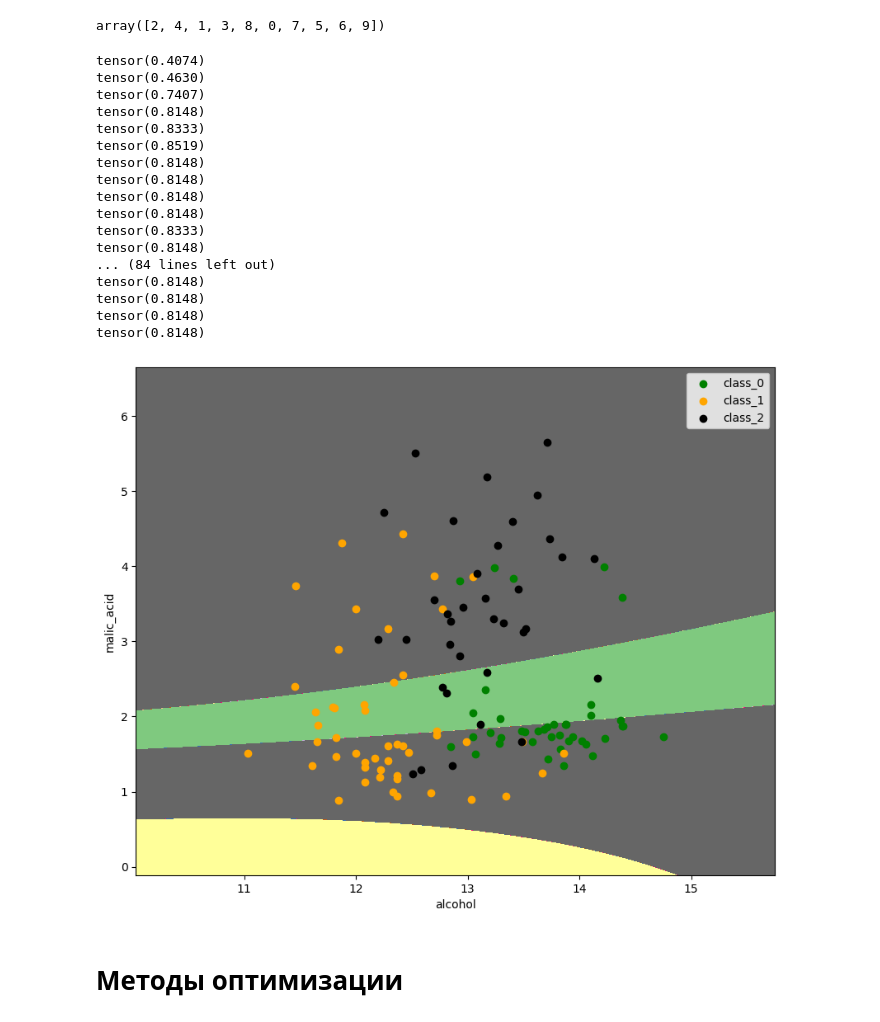
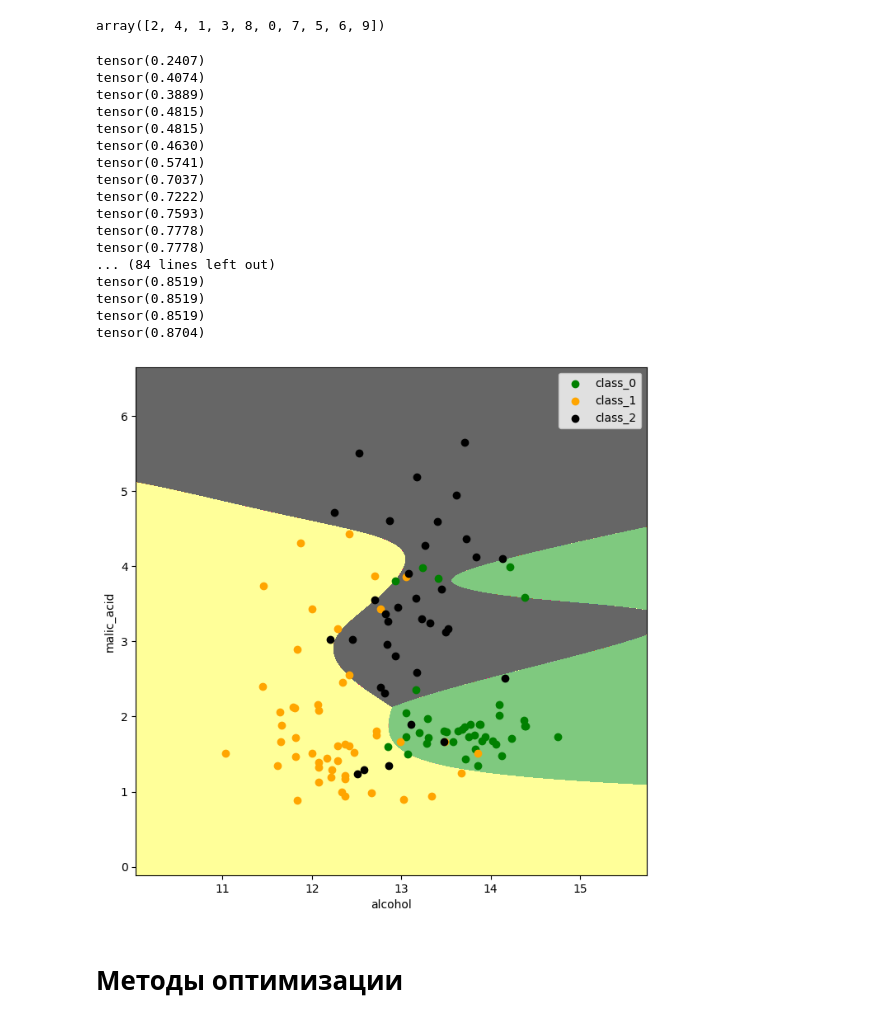
Before and after one commit to ShedovaNastya/BVT2203_project_workshop, a Jupyter notebook: notebooks_neural_networks.ipynb, the cells around one changed output. Cells and saved outputs as stored; diff of their text form; code cells hidden in the pictures.

```diff
--- a/notebooks_neural_networks.ipynb
+++ b/notebooks_neural_networks.ipynb
@@ -1048,16 +1048,20 @@ class WineNet(torch.nn.Module):
     super(WineNet, self).__init__()
     self.fc1 = torch.nn.Linear(2, n_hidden_neurons)#на входе две колонки
     self.act1 = torch.nn.Sigmoid()#можно что угодно
-    self.fc2 = torch.nn.Linear(n_hidden_neurons, n_hidden_neurons)
-    self.act2 = torch.nn.Sigmoid()
+    # self.fc2 = torch.nn.Linear(n_hidden_neurons, n_hidden_neurons)
+    # self.act2 = torch.nn.Sigmoid()
+    # self.fc4 = torch.nn.Linear(n_hidden_neurons, n_hidden_neurons)
+    # self.act4 = torch.nn.Sigmoid()
     self.fc3 = torch.nn.Linear(n_hidden_neurons,3)#выдает 3 нейрона(отвеают за свои классы)
     self.sm3 = torch.nn.Softmax(dim=1)#к каждой строке применяем
 
   def forward(self, x):
     x = self.fc1(x)
     x = self.act1(x)
-    x = self.fc2(x)
-    x = self.act2(x)
+    # x = self.fc2(x)
+    # x = self.act2(x)
+    # x = self.fc4(x)
+    # x = self.act4(x)
     x = self.fc3(x)
     return x
     #экспаненты и логарифмы взаимоуничтожаются, поэтому можем вычислить кросс энтропию, не считая софтмакс
@@ -1067,11 +1071,11 @@ class WineNet(torch.nn.Module):
     x = self.sm(x)
     return x
 
-wine_net = WineNet(20)
+wine_net = WineNet(15)
 # %%
 loss = torch.nn.CrossEntropyLoss()#использует не выходы после софтмакса, а выходы нейронной сети еще до прохода в софтмакс
 
-optimizer = torch.optim.Adam(wine_net.parameters(), lr=0.002)#0.001 -  cтандартное значение
+optimizer = torch.optim.Adam(wine_net.parameters(), lr=0.001)#0.001 -  cтандартное значение
 # %%
 np.random.permutation(10)
 # %% [output]
@@ -1105,35 +1109,35 @@ for epoch in range(10000):
 
     print((test_preds == Y_test).float().mean())#совпадение нейрона с макс выходом с правильным классом
 # %% [output]
+tensor(0.2407)
 tensor(0.4074)
+tensor(0.3889)
+tensor(0.4815)
+tensor(0.4815)
 tensor(0.4630)
-tensor(0.7407)
-tensor(0.8148)
-tensor(0.8333)
+tensor(0.5741)
+tensor(0.7037)
+tensor(0.7222)
+tensor(0.7593)
+tensor(0.7778)
+tensor(0.7778)
+... (84 lines left out)
 tensor(0.8519)
-tensor(0.8148)
-tensor(0.8148)
-tensor(0.8148)
-tensor(0.8148)
-tensor(0.8333)
-tensor(0.8148)
-... (84 lines left out)
-tensor(0.8148)
-tensor(0.8148)
-tensor(0.8148)
-tensor(0.8148)
+tensor(0.8519)
+tensor(0.8519)
+tensor(0.8704)
 # %%
 import numpy as np
 import matplotlib.pyplot as plt
 
 
 
-plt.rcParams['figure.figsize'] = (10, 8)# размеры графика
+plt.rcParams['figure.figsize'] = (8, 8)# размеры графика
 
 
 n_classes = 3#классы
 plot_colors = ['g', 'orange', 'black']#цвета
-plot_step = 0.002#шаг
+plot_step = 0.001#шаг
 
 
 x_min, x_max = X_train[:, 0].min() - 1, X_train[:, 0].max() + 1#диапазоны для x и y
@@ -1149,34 +1153,34 @@ input_data = torch.tensor(np.c_[xx.ravel(), yy.ravel()], dtype=torch.float32)
 with torch.no_grad():
     intermediate = wine_net.fc1(input_data)
     intermediate = wine_net.act1(intermediate)
     preds = wine_net.fc3(intermediate)
     preds = wine_net.sm3(preds)  # Применяем софтмакс для получения вероятностей классов
 
 
 preds_class = preds.argmax(dim=1).detach().numpy()# Преобразуем предсказания в массив NumPy
 preds_class = preds_class.reshape(xx.shape)
 
 
 plt.contourf(xx, yy, preds_class, cmap='Accent')# Отображаем контурные линии предсказанных классов
 
 
 for i, color in zip(range(n_classes), plot_colors):# Отображаем обучающие точки
     indexes = np.where(Y_train == i)
     plt.scatter(X_train[indexes, 0],
                 X_train[indexes, 1],
                 c=color,
                 label=wine.target_names[i],
                 cmap='Accent')
 
 
 plt.xlabel(wine.feature_names[0])
 plt.ylabel(wine.feature_names[1])
 plt.legend()
 
 
 plt.show()
 # %% [output]
-[figure, old version]
+[figure, new version]
 # %% [markdown]
 # Методы оптимизации
 # %% [markdown]
```
Also changed, not shown: parts of 4 cells of this notebook.
